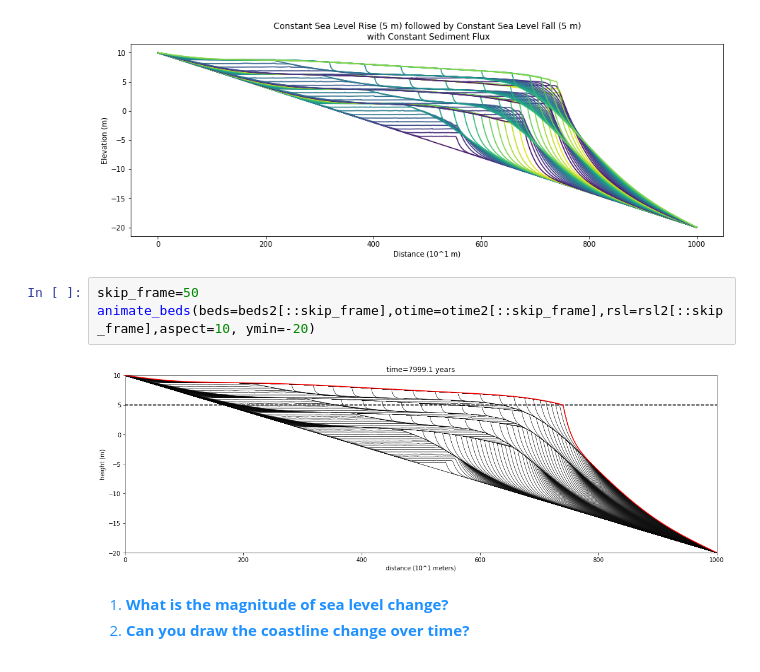
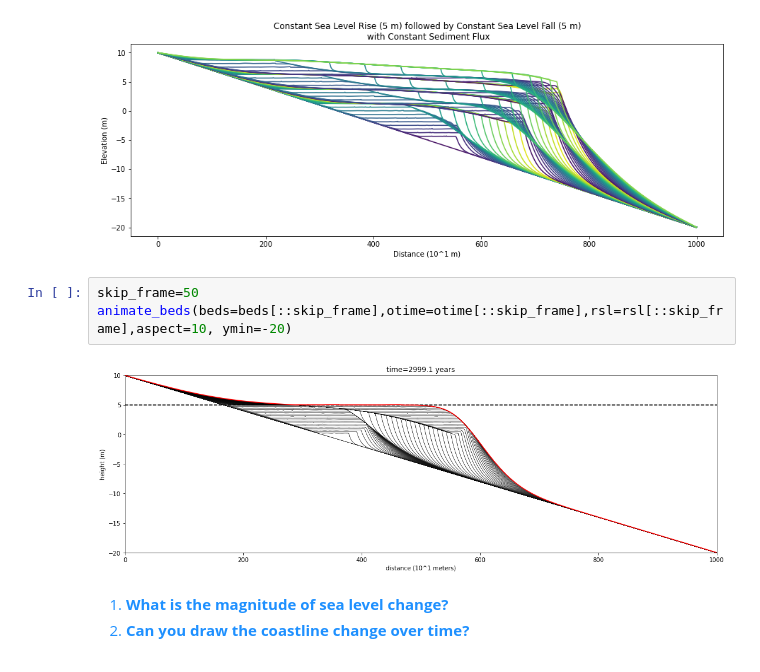
Before and after one commit to blakedyer/eos423-public, a Jupyter notebook: Lectures/Lectures07-9_StratigraphicSequences.ipynb, the cells around one changed output. Saved outputs shown, nothing was run; the diff lists cells and outputs as text.

```diff
--- a/Lectures/Lectures07-9_StratigraphicSequences.ipynb
+++ b/Lectures/Lectures07-9_StratigraphicSequences.ipynb
@@ -867,9 +859,9 @@ Text(0.5, 1.0, 'Constant Sea Level Rise (5 m) followed by Constant Sea Level Fal
 [figure]
 # %%
 skip_frame=50
-animate_beds(beds=beds2[::skip_frame],otime=otime2[::skip_frame],rsl=rsl2[::skip_frame],aspect=10, ymin=-20)
+animate_beds(beds=beds[::skip_frame],otime=otime[::skip_frame],rsl=rsl[::skip_frame],aspect=10, ymin=-20)
 # %% [output]
-[figure, old version]
+[figure, new version]
 # %% [markdown]
 <span style='color:DodgerBlue;'>
 
```
Also changed, not shown: parts of 8 cells of this notebook, 30 other files.
